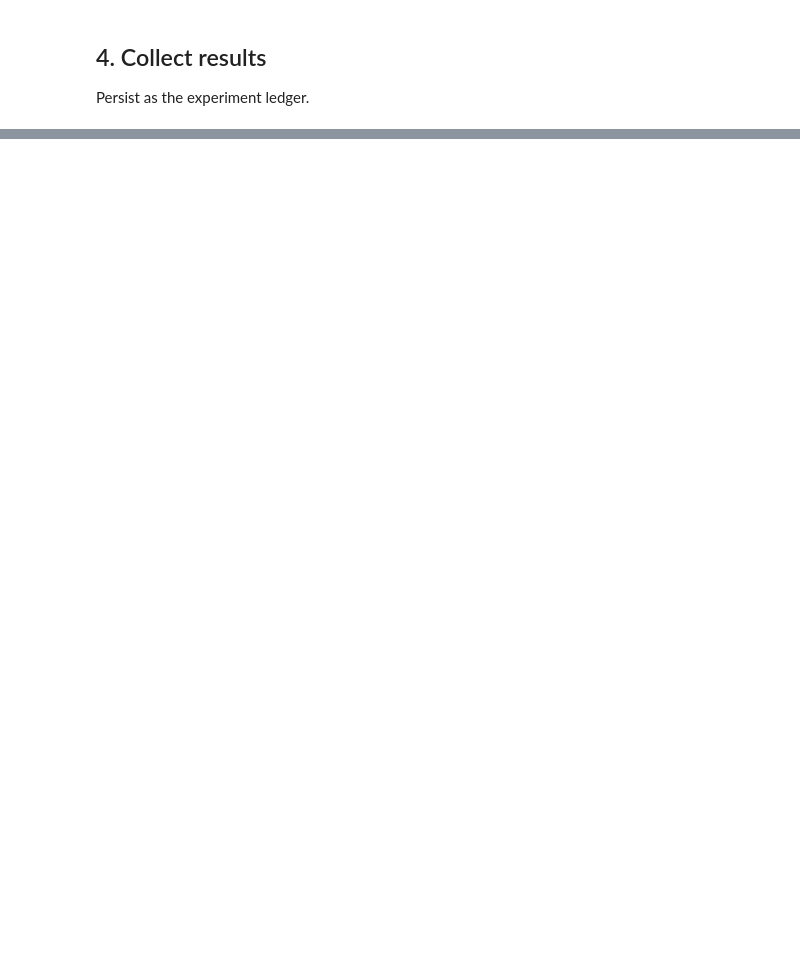
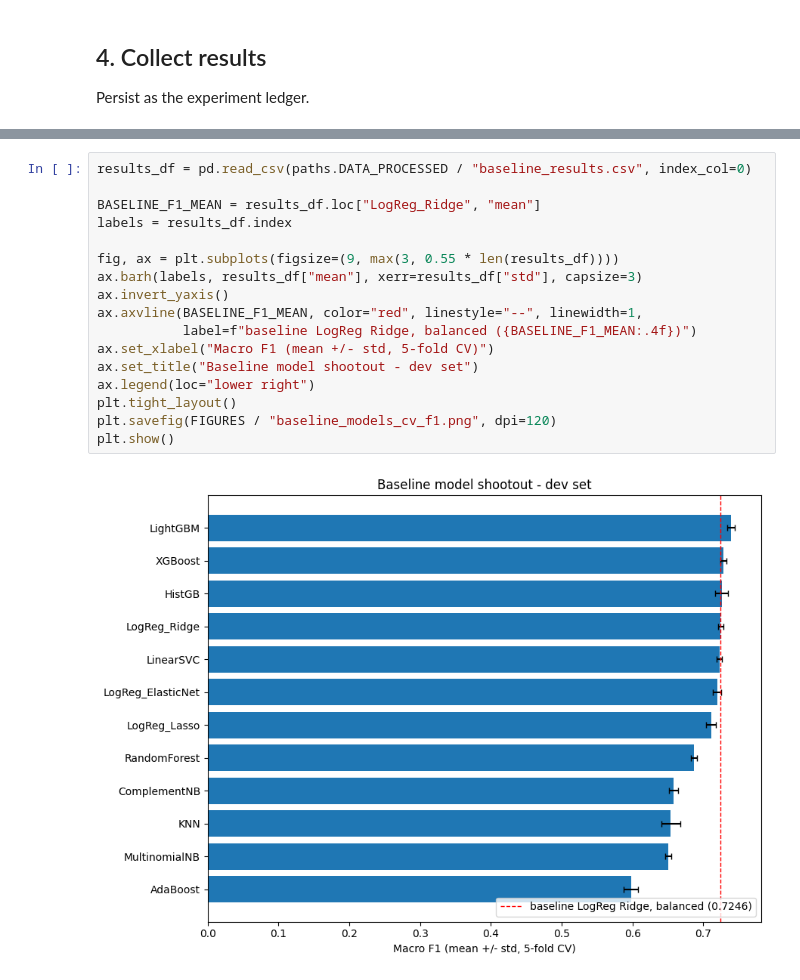
Before and after one commit to clifftonowen/2026-50.007-Machine-Learning-GenAI-Content-Detection, a Jupyter notebook: notebooks/04_models.ipynb, the cells around one changed output, grey strips where cells are left out. Saved outputs shown, nothing was run; the diff lists cells and outputs as text; blank space fills up the shorter version.

Commit message:
feat: completed and ran 04_model notebook for baseline performance

```diff
--- a/notebooks/04_models.ipynb
+++ b/notebooks/04_models.ipynb
@@ -50,0 +188,19 @@ Persist as the experiment ledger.
+# %%
+results_df = pd.read_csv(paths.DATA_PROCESSED / "baseline_results.csv", index_col=0)
+
+BASELINE_F1_MEAN = results_df.loc["LogReg_Ridge", "mean"]
+labels = results_df.index
+
+fig, ax = plt.subplots(figsize=(9, max(3, 0.55 * len(results_df))))
+ax.barh(labels, results_df["mean"], xerr=results_df["std"], capsize=3)
+ax.invert_yaxis()
+ax.axvline(BASELINE_F1_MEAN, color="red", linestyle="--", linewidth=1,
+           label=f"baseline LogReg Ridge, balanced ({BASELINE_F1_MEAN:.4f})")
+ax.set_xlabel("Macro F1 (mean +/- std, 5-fold CV)")
+ax.set_title("Baseline model shootout - dev set")
+ax.legend(loc="lower right")
+plt.tight_layout()
+plt.savefig(FIGURES / "baseline_models_cv_f1.png", dpi=120)
+plt.show()
+# %% [output]
+[figure, added]
```
Also changed, not shown: parts of 10 cells of this notebook.
